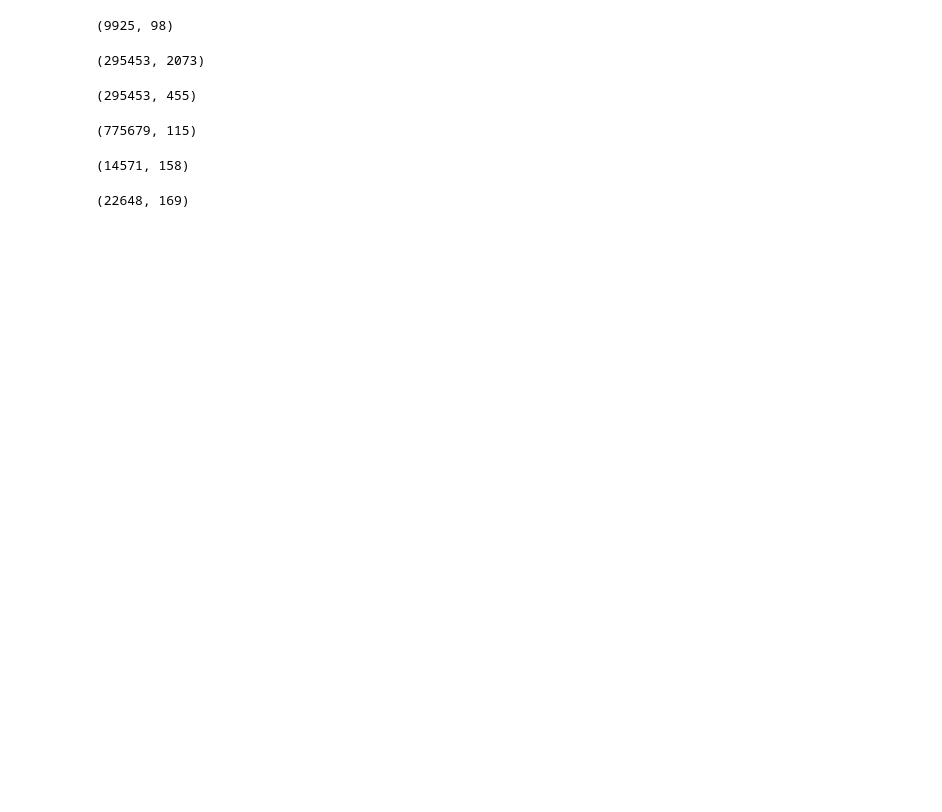
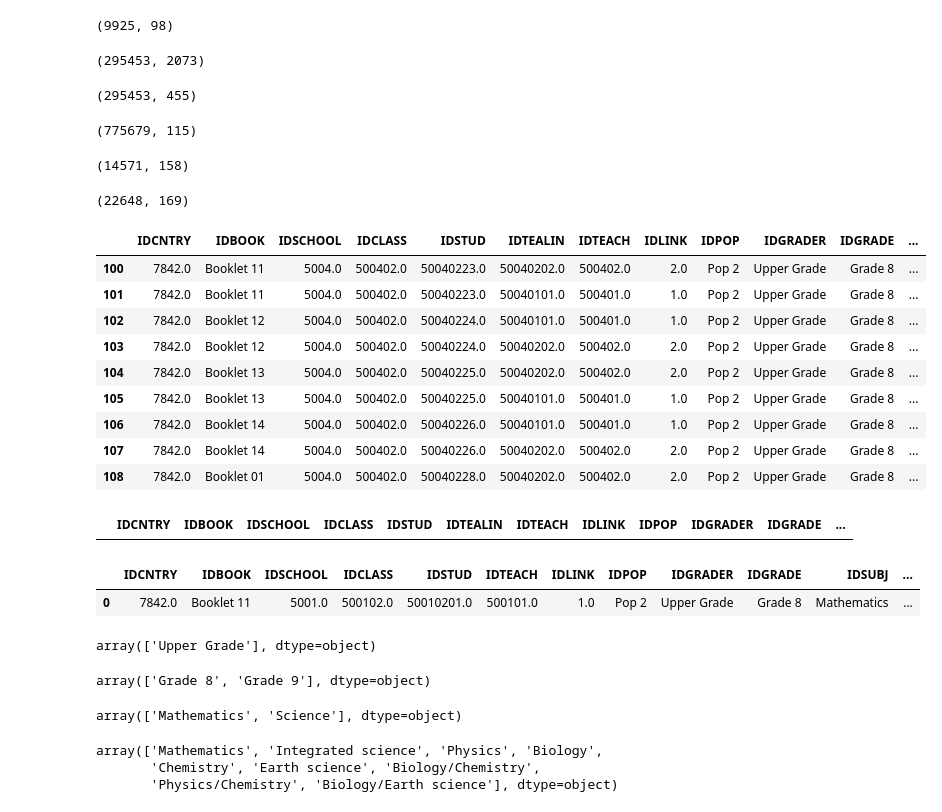
Before and after one commit to sjhaluck/TIMSS-Data-Science, a Jupyter notebook: TIMSS Exploration.ipynb, the cells around one changed output. Drawn from its saved outputs; the diff is of its cells as text; code cells hidden in the pictures; blank space fills up the shorter version.

Commit message:
feat: simplify and consolidate data columns

```diff
--- a/TIMSS Exploration.ipynb
+++ b/TIMSS Exploration.ipynb
@@ -98,0 +105,2 @@ sci_teach.to_csv('data/{}.csv'.format(sci_teach.name), index = False)
+# %%
+stud_teach = pd.read_csv('data/stud_teach.csv')
@@ -98,0 +111,17 @@ sci_teach.to_csv('data/{}.csv'.format(sci_teach.name), index = False)
+# %%
+stud_teach.iloc[100:109,:]
+# %% [output]
+|  | IDCNTRY | IDBOOK | IDSCHOOL | IDCLASS | IDSTUD | IDTEALIN | IDTEACH | IDLINK | IDPOP | IDGRADER | IDGRADE | ... |
+| 100 | 7842.0 | Booklet 11 | 5004.0 | 500402.0 | 50040223.0 | 50040202.0 | 500402.0 | 2.0 | Pop 2 | Upper Grade | Grade 8 | ... |
+| 101 | 7842.0 | Booklet 11 | 5004.0 | 500402.0 | 50040223.0 | 50040101.0 | 500401.0 | 1.0 | Pop 2 | Upper Grade | Grade 8 | ... |
+| 102 | 7842.0 | Booklet 12 | 5004.0 | 500402.0 | 50040224.0 | 50040101.0 | 500401.0 | 1.0 | Pop 2 | Upper Grade | Grade 8 | ... |
+| 103 | 7842.0 | Booklet 12 | 5004.0 | 500402.0 | 50040224.0 | 50040202.0 | 500402.0 | 2.0 | Pop 2 | Upper Grade | Grade 8 | ... |
+| 104 | 7842.0 | Booklet 13 | 5004.0 | 500402.0 | 50040225.0 | 50040202.0 | 500402.0 | 2.0 | Pop 2 | Upper Grade | Grade 8 | ... |
+| 105 | 7842.0 | Booklet 13 | 5004.0 | 500402.0 | 50040225.0 | 50040101.0 | 500401.0 | 1.0 | Pop 2 | Upper Grade | Grade 8 | ... |
+| 106 | 7842.0 | Booklet 14 | 5004.0 | 500402.0 | 50040226.0 | 50040101.0 | 500401.0 | 1.0 | Pop 2 | Upper Grade | Grade 8 | ... |
+| 107 | 7842.0 | Booklet 14 | 5004.0 | 500402.0 | 50040226.0 | 50040202.0 | 500402.0 | 2.0 | Pop 2 | Upper Grade | Grade 8 | ... |
+| 108 | 7842.0 | Booklet 01 | 5004.0 | 500402.0 | 50040228.0 | 50040202.0 | 500402.0 | 2.0 | Pop 2 | Upper Grade | Grade 8 | ... |
+# %%
+stud_teach[stud_teach.IDTEACH.astype(int)*100+stud_teach.IDLINK.astype(int) != stud_teach.IDTEALIN.astype(int)]
+# %% [output]
+|  | IDCNTRY | IDBOOK | IDSCHOOL | IDCLASS | IDSTUD | IDTEALIN | IDTEACH | IDLINK | IDPOP | IDGRADER | IDGRADE | ... |
@@ -98,0 +130,23 @@ sci_teach.to_csv('data/{}.csv'.format(sci_teach.name), index = False)
+# %%
+stud_teach.head(1)
+# %% [output]
+|  | IDCNTRY | IDBOOK | IDSCHOOL | IDCLASS | IDSTUD | IDTEACH | IDLINK | IDPOP | IDGRADER | IDGRADE | IDSUBJ | ... |
+| 0 | 7842.0 | Booklet 11 | 5001.0 | 500102.0 | 50010201.0 | 500101.0 | 1.0 | Pop 2 | Upper Grade | Grade 8 | Mathematics | ... |
+# %%
+stud_teach.IDGRADER.unique()
+# %% [output]
+array(['Upper Grade'], dtype=object)
+# %%
+stud_teach.IDGRADE.unique()
+# %% [output]
+array(['Grade 8', 'Grade 9'], dtype=object)
+# %%
+stud_teach.IDSUBJ.unique()
+# %% [output]
+array(['Mathematics', 'Science'], dtype=object)
+# %%
+stud_teach.ITCOURSE.unique()
+# %% [output]
+array(['Mathematics', 'Integrated science', 'Physics', 'Biology',
+       'Chemistry', 'Earth science', 'Biology/Chemistry',
+       'Physics/Chemistry', 'Biology/Earth science'], dtype=object)
```
Also changed, not shown: parts of 19 cells of this notebook.
